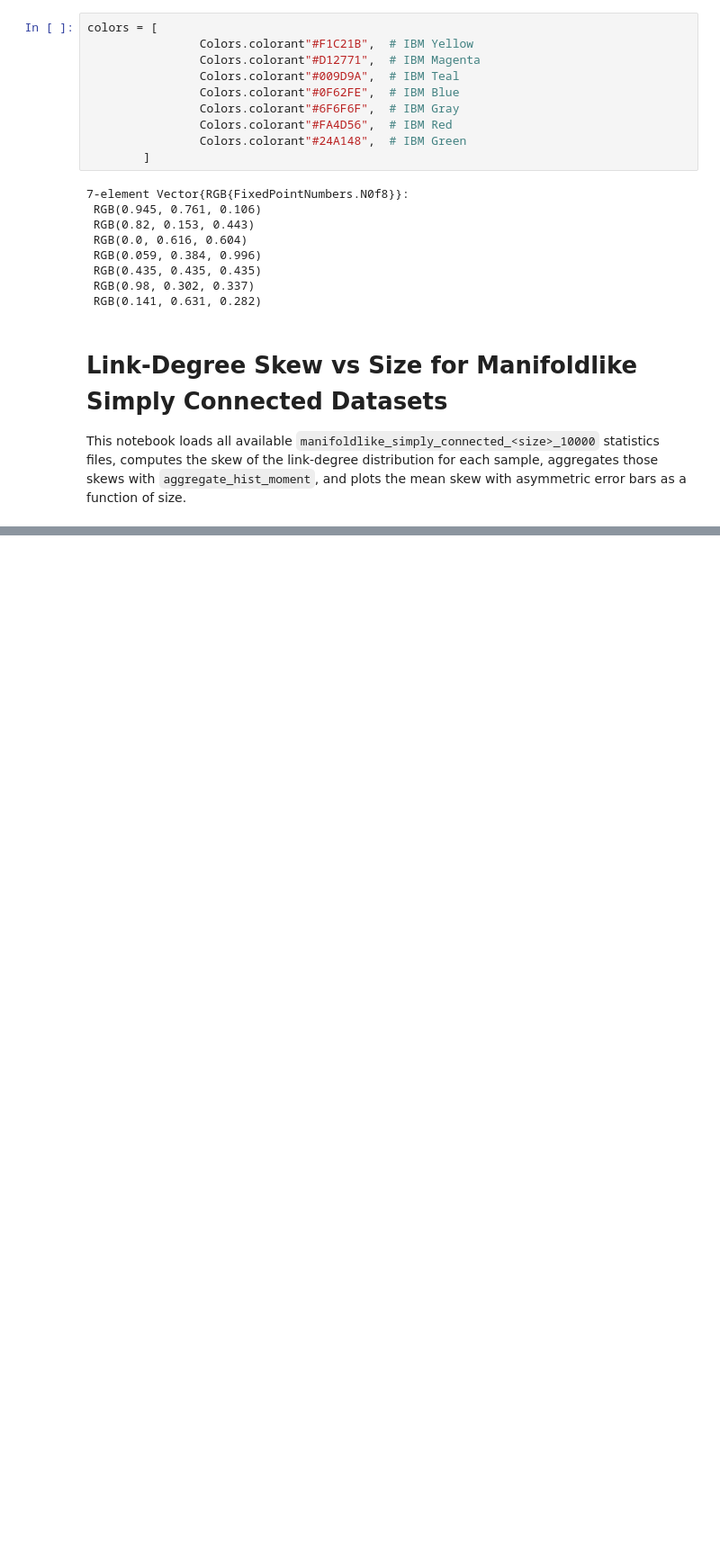
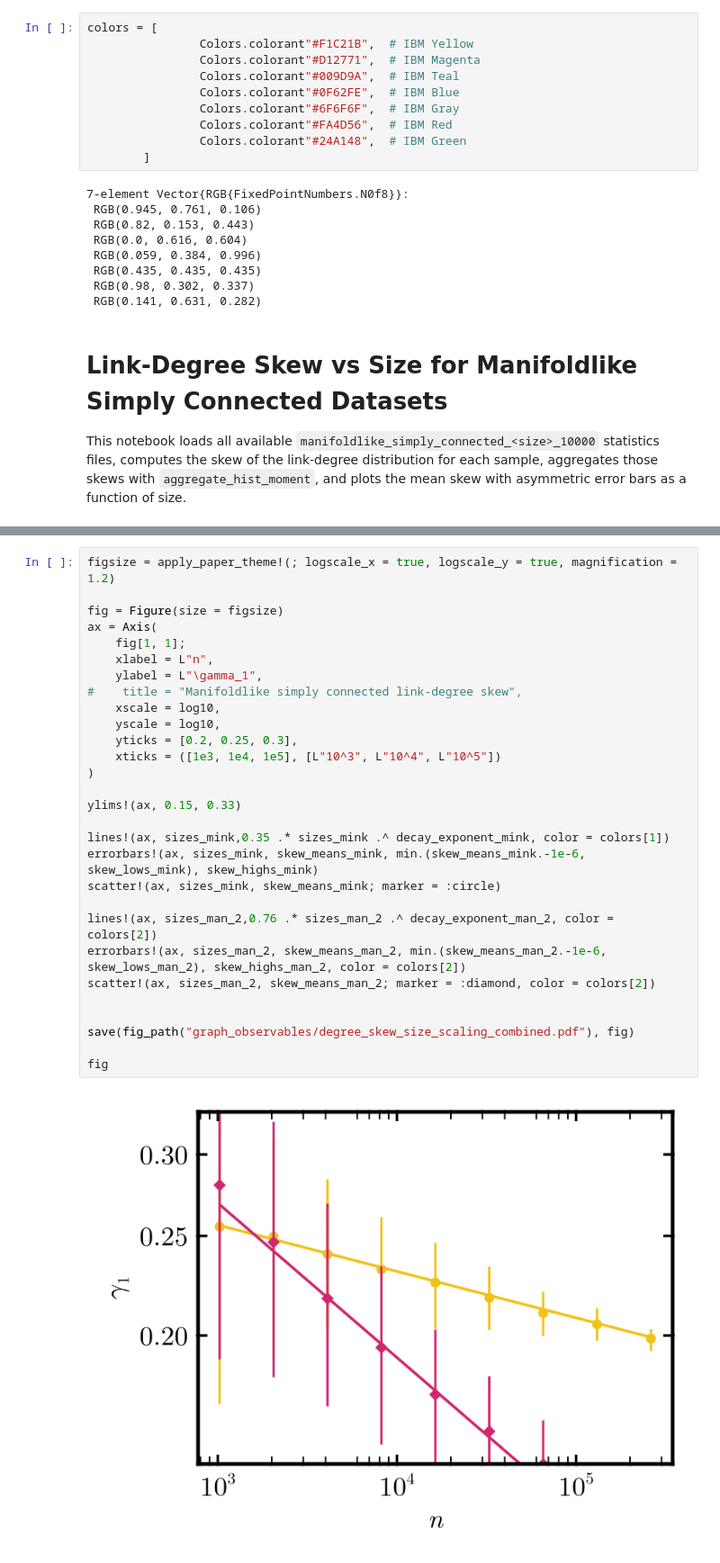
Before and after one commit to causal-wagner/CausalSetZoology, a Jupyter notebook: analysis/degree_sizes.ipynb, the cells around one changed output, grey strips where cells are left out. Shown at 90% size. Drawn from its saved outputs; the diff is of its cells as text; blank space fills up the shorter version.

```diff
--- a/analysis/degree_sizes.ipynb
+++ b/analysis/degree_sizes.ipynb
@@ -1129,0 +281,31 @@ c_const =[0.01434164658286097, 0.013537331679274796, 0.013240888835183148, 0.012
+# %%
+figsize = apply_paper_theme!(; logscale_x = true, logscale_y = true, magnification = 1.2)
+
+fig = Figure(size = figsize)
+ax = Axis(
+    fig[1, 1];
+    xlabel = L"n",
+    ylabel = L"\gamma_1",
+#    title = "Manifoldlike simply connected link-degree skew",
+    xscale = log10,
+    yscale = log10,
+    yticks = [0.2, 0.25, 0.3],
+    xticks = ([1e3, 1e4, 1e5], [L"10^3", L"10^4", L"10^5"])
+)
+
+ylims!(ax, 0.15, 0.33)
+
+lines!(ax, sizes_mink,0.35 .* sizes_mink .^ decay_exponent_mink, color = colors[1])
+errorbars!(ax, sizes_mink, skew_means_mink, min.(skew_means_mink.-1e-6, skew_lows_mink), skew_highs_mink)
+scatter!(ax, sizes_mink, skew_means_mink; marker = :circle)
+
+lines!(ax, sizes_man_2,0.76 .* sizes_man_2 .^ decay_exponent_man_2, color = colors[2])
+errorbars!(ax, sizes_man_2, skew_means_man_2, min.(skew_means_man_2.-1e-6, skew_lows_man_2), skew_highs_man_2, color = colors[2])
+scatter!(ax, sizes_man_2, skew_means_man_2; marker = :diamond, color = colors[2])
+
+
+save(fig_path("graph_observables/degree_skew_size_scaling_combined.pdf"), fig)
+
+fig
+# %% [output]
+[figure, added]
```
Also changed, not shown: parts of 41 cells of this notebook, 8 other files.
